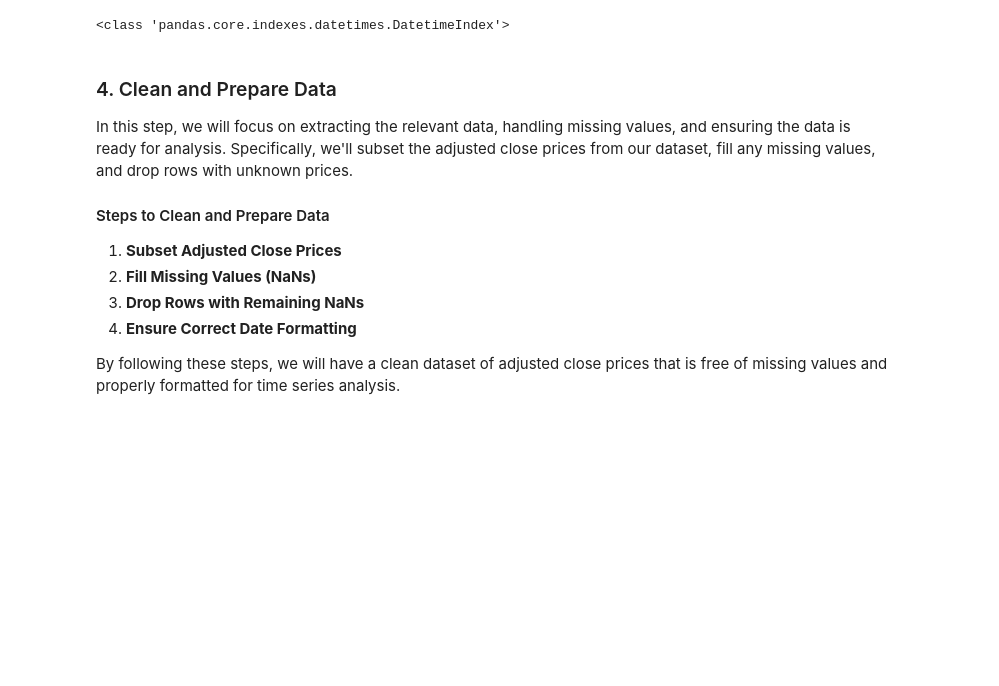
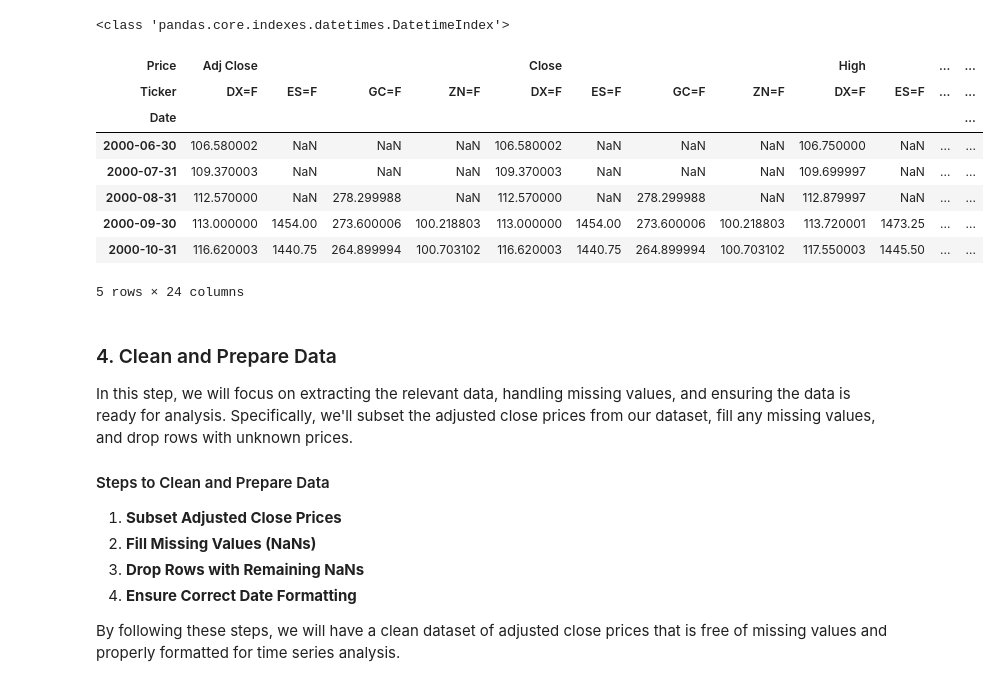
Before and after one commit to bigboy92/fend-matching-game, a Jupyter notebook: projectv2.ipynb, the cells around one changed output. Saved outputs shown, nothing was run; the diff lists cells and outputs as text; code cells hidden in the pictures; blank space fills up the shorter version.

```diff
--- a/projectv2.ipynb
+++ b/projectv2.ipynb
@@ -57,6 +57,18 @@ data.index = pd.to_datetime(data.index)
 print(type(data.index))
 # %% [output]
 <class 'pandas.core.indexes.datetimes.DatetimeIndex'>
+# %%
+data.head()
+# %% [output]
+| Price | Adj Close |  |  |  | Close |  |  |  | High |  | ... | ... |
+| Ticker | DX=F | ES=F | GC=F | ZN=F | DX=F | ES=F | GC=F | ZN=F | DX=F | ES=F | ... | ... |
+| Date |  |  |  |  |  |  |  |  |  |  |  | ... |
+| 2000-06-30 | 106.580002 | NaN | NaN | NaN | 106.580002 | NaN | NaN | NaN | 106.750000 | NaN | ... | ... |
+| 2000-07-31 | 109.370003 | NaN | NaN | NaN | 109.370003 | NaN | NaN | NaN | 109.699997 | NaN | ... | ... |
+| 2000-08-31 | 112.570000 | NaN | 278.299988 | NaN | 112.570000 | NaN | 278.299988 | NaN | 112.879997 | NaN | ... | ... |
+| 2000-09-30 | 113.000000 | 1454.00 | 273.600006 | 100.218803 | 113.000000 | 1454.00 | 273.600006 | 100.218803 | 113.720001 | 1473.25 | ... | ... |
+| 2000-10-31 | 116.620003 | 1440.75 | 264.899994 | 100.703102 | 116.620003 | 1440.75 | 264.899994 | 100.703102 | 117.550003 | 1445.50 | ... | ... |
+5 rows × 24 columns
 # %% [markdown]
 ### 4. Clean and Prepare Data
 
```
Also changed, not shown: parts of 28 cells of this notebook.
